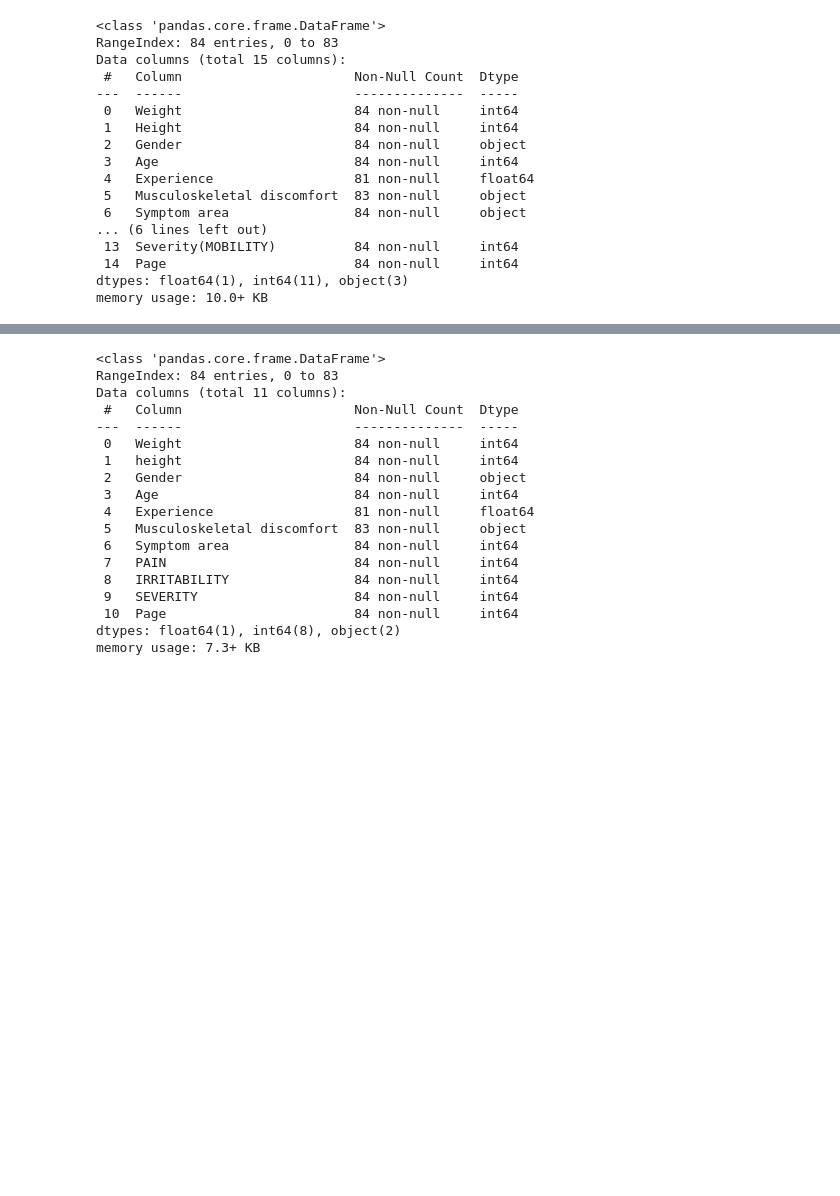
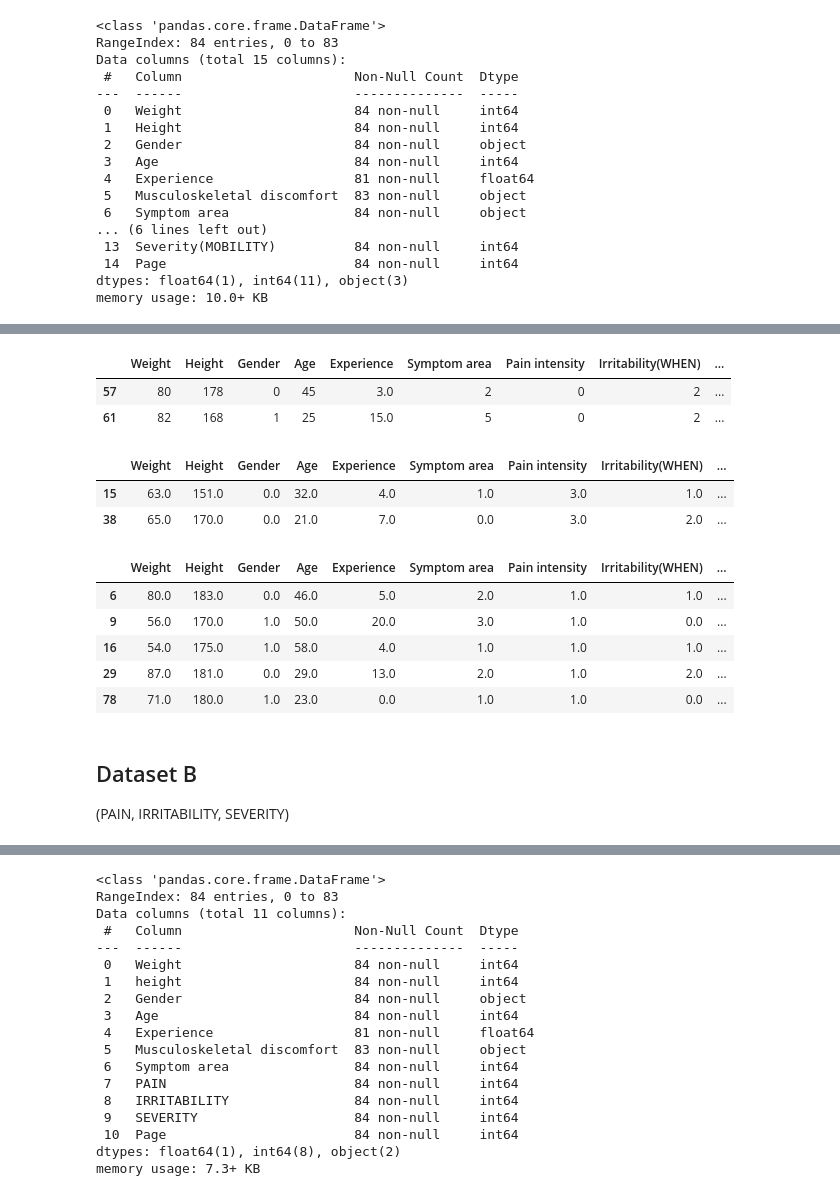
Before and after one commit to GeorgeM2000/Sports-Activity, a Jupyter notebook: Sports_Activity.ipynb, the cells around one changed output, grey strips where cells are left out. Drawn from its saved outputs; the diff is of its cells as text; code cells hidden in the pictures; blank space fills up the shorter version.

```diff
--- a/Sports_Activity.ipynb
+++ b/Sports_Activity.ipynb
@@ -290,0 +327,38 @@ gender = {
+# %%
+sport_data_classification_A = sport_data.copy(deep=True)
+# %%
+# Print the samples for class 1
+sport_data_classification_A.loc[sport_data_classification_A['Page'] == 1]
+# %% [output]
+|  | Weight | Height | Gender | Age | Experience | Symptom area | Pain intensity | Irritability(WHEN) | ... |
+| 57 | 80 | 178 | 0 | 45 | 3.0 | 2 | 0 | 2 | ... |
+| 61 | 82 | 168 | 1 | 25 | 15.0 | 5 | 0 | 2 | ... |
+# %%
+# Add some additional samples for class 1.
+sport_data_classification_A.loc[len(sport_data_classification_A.index)] = [70, 181, 0, 23, 2.0, 0, 0, 2, 2, 2, 0, 1, 1, 1]
+sport_data_classification_A.loc[len(sport_data_classification_A.index)] = [65, 175, 1, 30, 4.0, 4, 0, 2, 2, 2, 0, 1, 1, 1]
+sport_data_classification_A.loc[len(sport_data_classification_A.index)] = [77, 185, 0, 38, 3.0, 2, 0, 2, 2, 2, 0, 1, 1, 1]
+sport_data_classification_A.loc[len(sport_data_classification_A.index)] = [85, 190, 0, 27, 1.0, 3, 0, 2, 2, 2, 0, 1, 1, 1]
+# %%
+# Print the samples for class 6
+sport_data_classification_A.loc[sport_data_classification_A['Page'] == 6]
+# %% [output]
+|  | Weight | Height | Gender | Age | Experience | Symptom area | Pain intensity | Irritability(WHEN) | ... |
+| 15 | 63.0 | 151.0 | 0.0 | 32.0 | 4.0 | 1.0 | 3.0 | 1.0 | ... |
+| 38 | 65.0 | 170.0 | 0.0 | 21.0 | 7.0 | 0.0 | 3.0 | 2.0 | ... |
+# %%
+# Add some additional samples for class 6.
+sport_data_classification_A.loc[len(sport_data_classification_A.index)] = [68, 179, 0, 33, 3.0, 4, 3, 0, 1, 1, 1, 1, 0, 6]
+sport_data_classification_A.loc[len(sport_data_classification_A.index)] = [71, 166, 1, 25, 2.0, 2, 3, 2, 2, 2, 2, 1, 0, 6]
+sport_data_classification_A.loc[len(sport_data_classification_A.index)] = [70, 175, 0, 36, 5.0, 3, 3, 1, 0, 0, 1, 0, 1, 6]
+sport_data_classification_A.loc[len(sport_data_classification_A.index)] = [62, 153, 1, 23, 1.0, 0, 3, 2, 2, 0, 2, 1, 1, 6]
+# %%
+# Print the samples for class 4
+sport_data_classification_A.loc[sport_data_classification_A['Page'] == 4]
+# %% [output]
+|  | Weight | Height | Gender | Age | Experience | Symptom area | Pain intensity | Irritability(WHEN) | ... |
+| 6 | 80.0 | 183.0 | 0.0 | 46.0 | 5.0 | 2.0 | 1.0 | 1.0 | ... |
+| 9 | 56.0 | 170.0 | 1.0 | 50.0 | 20.0 | 3.0 | 1.0 | 0.0 | ... |
+| 16 | 54.0 | 175.0 | 1.0 | 58.0 | 4.0 | 1.0 | 1.0 | 1.0 | ... |
+| 29 | 87.0 | 181.0 | 0.0 | 29.0 | 13.0 | 2.0 | 1.0 | 2.0 | ... |
+| 78 | 71.0 | 180.0 | 1.0 | 23.0 | 0.0 | 1.0 | 1.0 | 0.0 | ... |
@@ -291,3 +368,6 @@ gender = {
+# %% [markdown]
+## Dataset B
+(PAIN, IRRITABILITY, SEVERITY)
 # %%
 data = {
     'Weight': list(sport_data['Weight'][:]),
```
Also changed, not shown: parts of 27 cells of this notebook.
